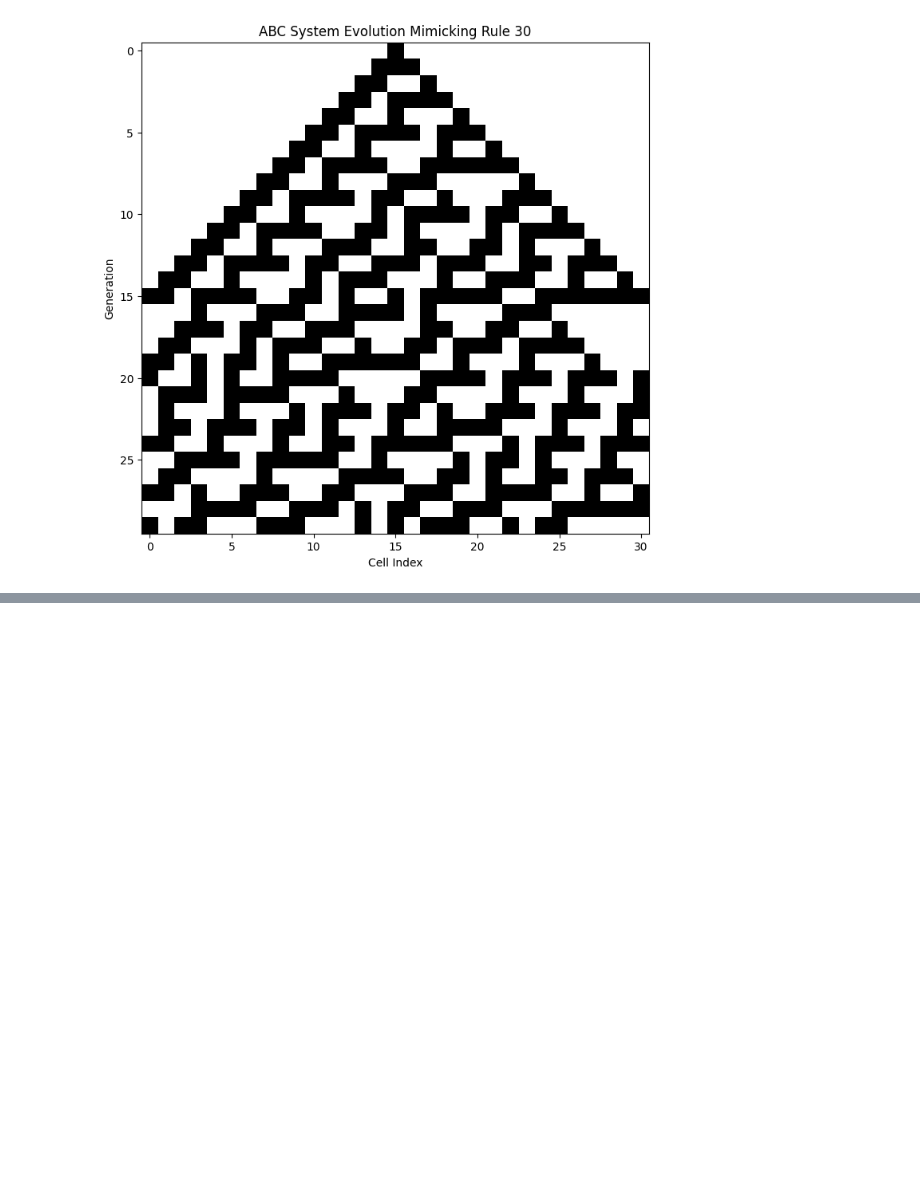
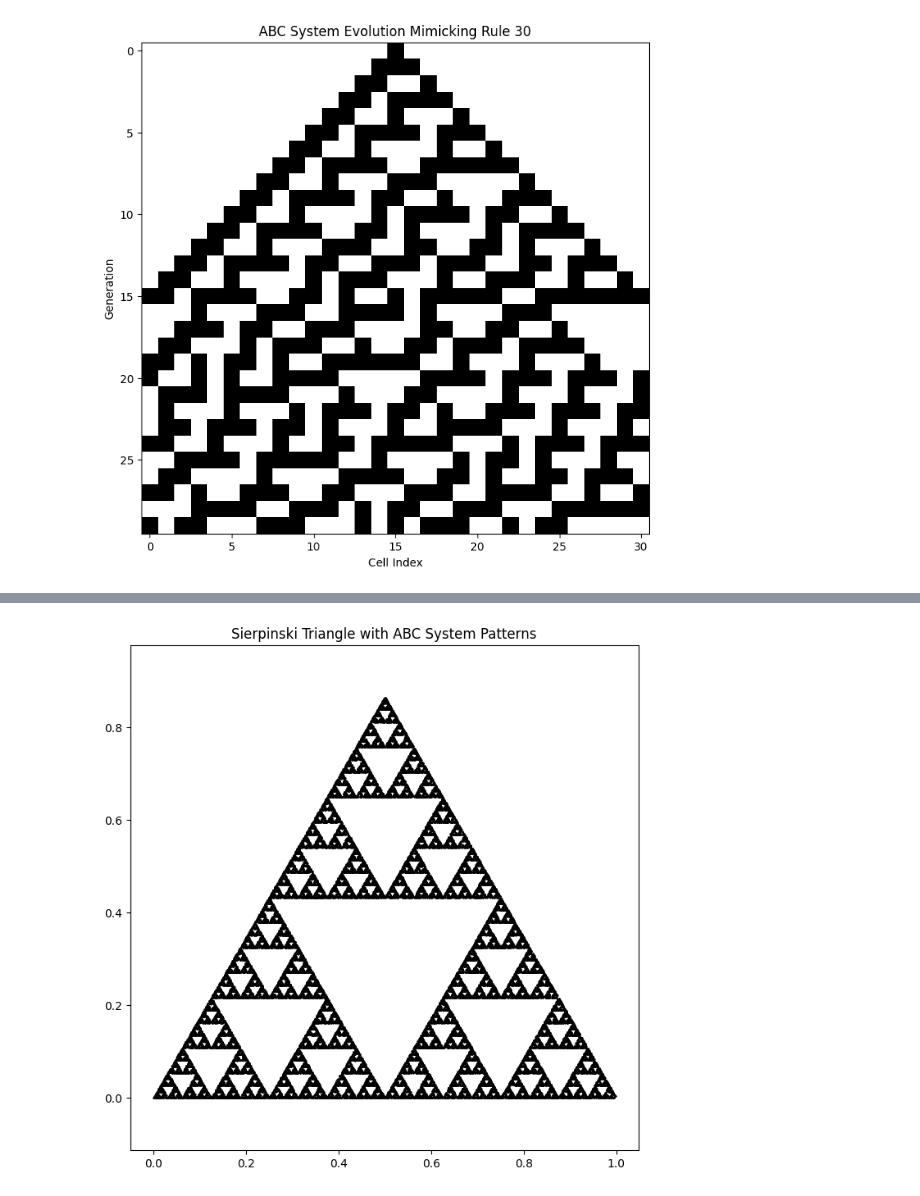
Before and after one commit to danadler-dev/MDPI-Article-Evo, a Jupyter notebook: HowInfoEvolves.ipynb, the cells around one changed output, grey strips where cells are left out. Cells and saved outputs as stored; diff of their text form; code cells hidden in the pictures; blank space fills up the shorter version.

```diff
--- a/HowInfoEvolves.ipynb
+++ b/HowInfoEvolves.ipynb
@@ -493,0 +304,50 @@ plot_fractal_system(positional_evolution)
+# %%
+import matplotlib.pyplot as plt
+import random
+
+def sierpinski_abc_system(num_points):
+    """
+    Simulate a Sierpinski Triangle using an ABC system approach.
+
+    Args:
+        num_points (int): Number of points to generate.
+
+    Returns:
+        None: Plots the Sierpinski triangle.
+    """
+    # Define triangle vertices as base elements (A, B, C)
+    vertices = {"A": (0, 0), "B": (1, 0), "C": (0.5, 0.866)}  # Equilateral triangle
+    stability = {"A": 1, "B": 1, "C": 1, "AB": 2, "AC": 2, "BC": 2, "ABC": 3}  # Stability rules
+
+    # Initialize the current point and storage for points
+    current_point = vertices["A"]  # Start at one of the vertices
+    points = [current_point]
+
+    for _ in range(num_points):
+        # Randomly select a vertex based on its stability
+        chosen_vertex = random.choices(list(vertices.keys()), weights=[stability[v] for v in vertices.keys()])[0]
+
+        # Move halfway toward the chosen vertex
+        target_vertex = vertices[chosen_vertex]
+        current_point = (
+            (current_point[0] + target_vertex[0]) / 2,
+            (current_point[1] + target_vertex[1]) / 2,
+        )
+
+        # Store the new point
+        points.append(current_point)
+
+    # Extract x and y coordinates for plotting
+    x_coords, y_coords = zip(*points)
+
+    # Plot the resulting points
+    plt.figure(figsize=(8, 8))
+    plt.scatter(x_coords, y_coords, s=0.5, color='black')
+    plt.title("Sierpinski Triangle with ABC System Patterns")
+    plt.axis("equal")
+    plt.show()
+
+# Run the simulation
+sierpinski_abc_system(num_points=50000)
+# %% [output]
+[figure, added]
```
Also changed, not shown: parts of 2 cells of this notebook.
